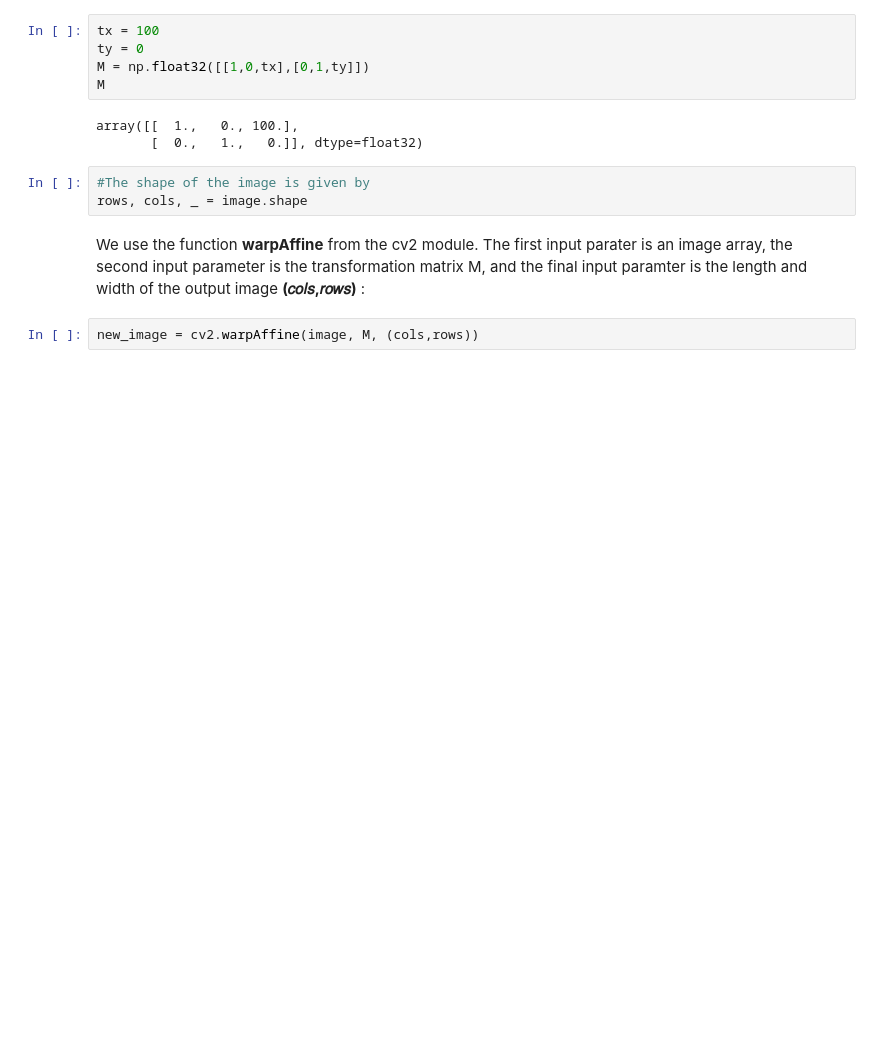
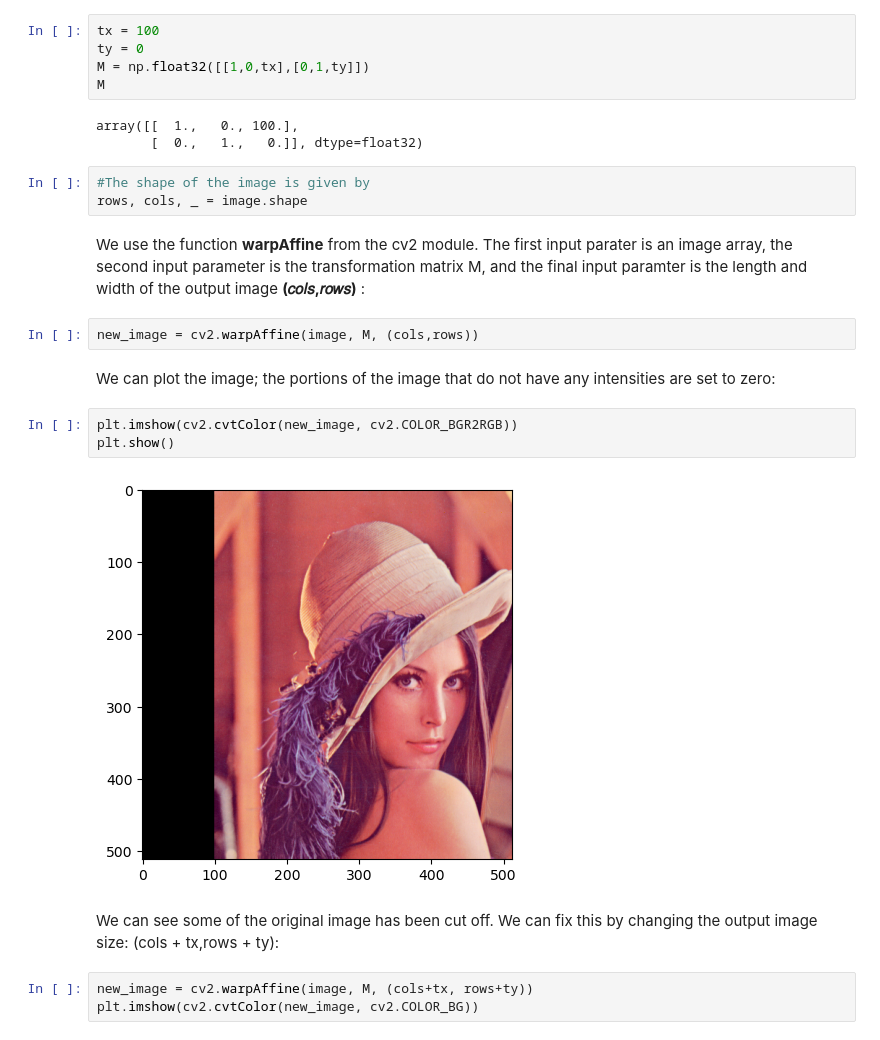
Before and after one commit to amansingh202/Machine-Learning, a Jupyter notebook: Computer_Vision/L7_Geometric_Operations_Using_OpenCV.ipynb, the cells around one changed output. Cells and saved outputs as stored; diff of their text form; blank space fills up the shorter version.

```diff
--- a/Computer_Vision/L7_Geometric_Operations_Using_OpenCV.ipynb
+++ b/Computer_Vision/L7_Geometric_Operations_Using_OpenCV.ipynb
@@ -142,3 +142,15 @@ We use the function <b>warpAffine</b> from the cv2 module. The first input parat
  :
 # %%
 new_image = cv2.warpAffine(image, M, (cols,rows))
+# %% [markdown]
+We can plot the image; the portions of the image that do not have any intensities are set to zero:
+# %%
+plt.imshow(cv2.cvtColor(new_image, cv2.COLOR_BGR2RGB))
+plt.show()
+# %% [output]
+[figure, added]
+# %% [markdown]
+We can see some of the original image has been cut off. We can fix this by changing the output image size: (cols + tx,rows + ty):
+# %%
+new_image = cv2.warpAffine(image, M, (cols+tx, rows+ty))
+plt.imshow(cv2.cvtColor(new_image, cv2.COLOR_BG))
```
